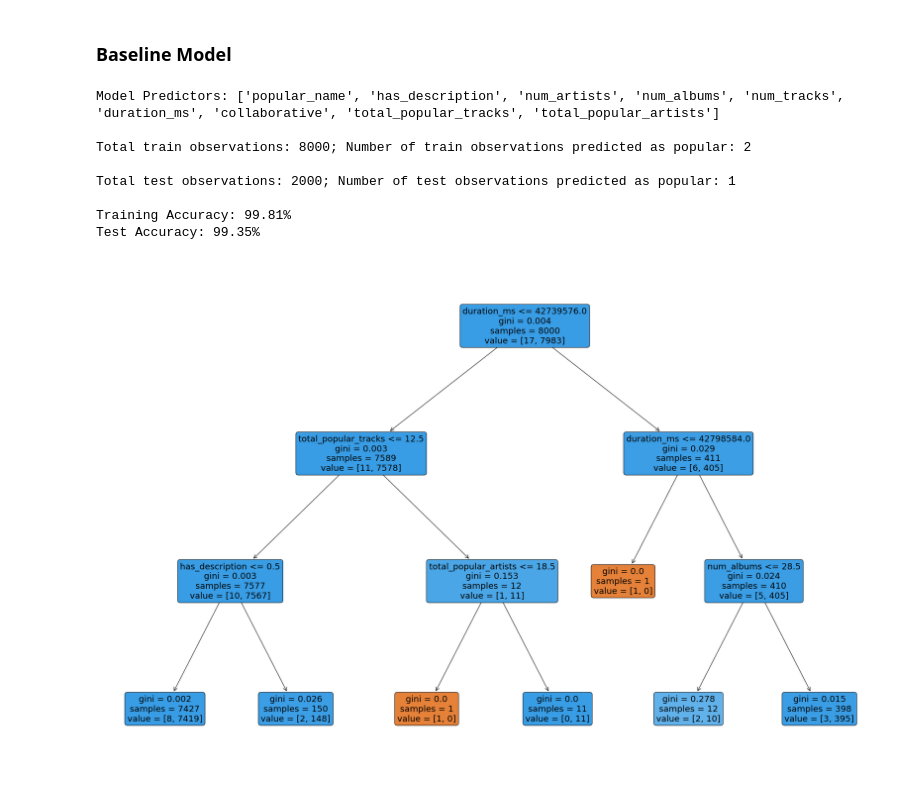
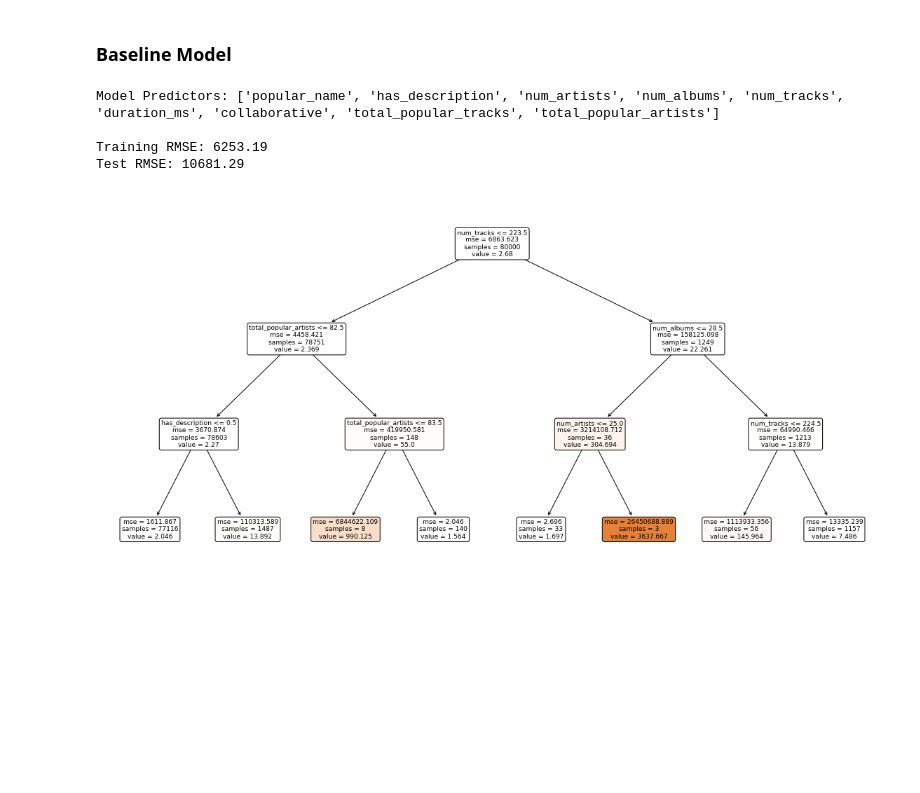
Before and after one commit to danielagarcia319/cs109a-final-project, a Jupyter notebook: Milestone_2.ipynb, the cells around one changed output. Cells and saved outputs as stored; diff of their text form; code cells hidden in the pictures; blank space fills up the shorter version.

Commit message:
Re-do sampling and plots

```diff
--- a/Milestone_2.ipynb
+++ b/Milestone_2.ipynb
@@ -59,3 +53,5 @@ playlist_data_raw.head()
 # %%
 # sample data
-playlist_data_sample = playlist_data_raw.sample(5e5, random_state = 109, ignore_index = True)
+data_sample = playlist_data_raw.sample(100000, random_state = 109, ignore_index = True)
+playlist_data_sample = data_sample[[c for c in data_sample.columns if 'Unnamed' not in c]]
+playlist_data_sample.head()
@@ -62,11 +65,11 @@ playlist_data_sample = playlist_data_raw.sample(5e5, random_state = 109, ignore_
 # %%
 # save sampled dataset or load dataset (if already saved)
-data_sample_file_500K = "/Users/danielagarcia/OneDrive - Harvard University/Sophomore Year/CS109a/jupyter/cs109a-final-project/Data/data_sample_500K.csv"
-if os.path.exists(datat_sample_file_500K):
-    data_sam = pd.read_csv(data_sample_file_500K)
+data_sample_file_100K = "/Users/danielagarcia/OneDrive - Harvard University/Sophomore Year/CS109a/jupyter/cs109a-final-project/Data/data_sample_100K.csv"
+if os.path.exists(data_sample_file_100K):
+    data_sam = pd.read_csv(data_sample_file_100K)
     playlist_data_sample = data_sam[[c for c in data_sam.columns if 'Unnamed' not in c]]
 else:
-    playlist_data_sample.to_csv(data_sample_file_500K)
+    playlist_data_sample.to_csv(data_sample_file_100K)
 # %% [markdown]
 ## Cleaning the Data
 # %%
@@ -346,33 +392,27 @@ dtype: int64
 # %% [markdown]
 ### Baseline Model
 # %%
-# Initialize a Decision Tree classifier of depth 5 and choose splitting criteria to be gini
-baseline_dtree = DecisionTreeClassifier(max_depth = 3, criterion = "gini", random_state = 109)
+# Initialize a Decision Tree Regressor of depth 3
+baseline_dtree = DecisionTreeRegressor(max_depth = 3, random_state = 109)
 
 # Fit the classifier on the train data
 print(f"Model Predictors: {list(X_train.columns)}\n")
-baseline_dtree.fit(X_train, y_train_cat)
+baseline_dtree.fit(X_train, y_train)
 y_train_pred = baseline_dtree.predict(X_train)
 y_test_pred = baseline_dtree.predict(X_test)
-print(f"Total train observations: {len(y_train_pred)}; Number of train observations predicted as popular: {(y_train_pred == 'popular').sum()}\n")
-print(f"Total test observations: {len(y_test_pred)}; Number of test observations predicted as popular: {(y_test_pred == 'popular').sum()}\n")
 
-train_accuracy = accuracy_score(y_train_cat, y_train_pred)
-test_accuracy = accuracy_score(y_test_cat, y_test_pred)
-print(f"Training Accuracy: {train_accuracy * 100:.2f}%")
-print(f"Test Accuracy: {test_accuracy * 100:.2f}%")
+train_rmse = mean_squared_error(y_train, y_train_pred)
+test_rmse = mean_squared_error(y_test, y_test_pred)
+print(f"Training RMSE: {train_rmse:.2f}")
+print(f"Test RMSE: {test_rmse:.2f}")
 
-# Plot the Decision Tree trained above with parameters filled as True
-plt.figure(figsize = (30, 20))
+# Plot the Decision Tree trained above
+plt.figure(figsize = (20, 10))
 tree.plot_tree(baseline_dtree, filled = True, rounded = True, feature_names = list(X_train.columns))
 plt.show()
 # %% [output]
 Model Predictors: ['popular_name', 'has_description', 'num_artists', 'num_albums', 'num_tracks', 'duration_ms', 'collaborative', 'total_popular_tracks', 'total_popular_artists']
 
-Total train observations: 8000; Number of train observations predicted as popular: 2
-
-Total test observations: 2000; Number of test observations predicted as popular: 1
-
-Training Accuracy: 99.81%
-Test Accuracy: 99.35%
+Training RMSE: 6253.19
+Test RMSE: 10681.29
-[figure, old version]
+[figure, new version]
```
Also changed, not shown: parts of 15 cells of this notebook, 1 other file.
